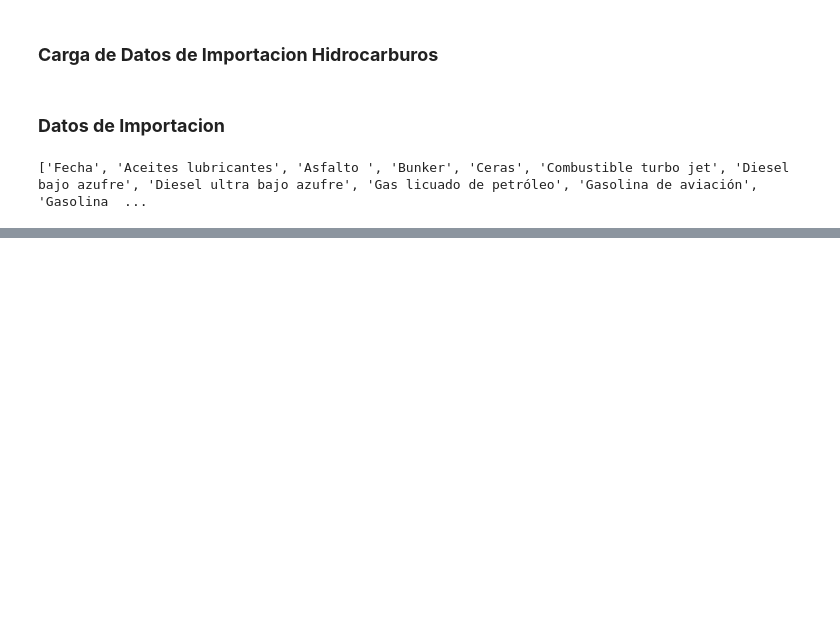
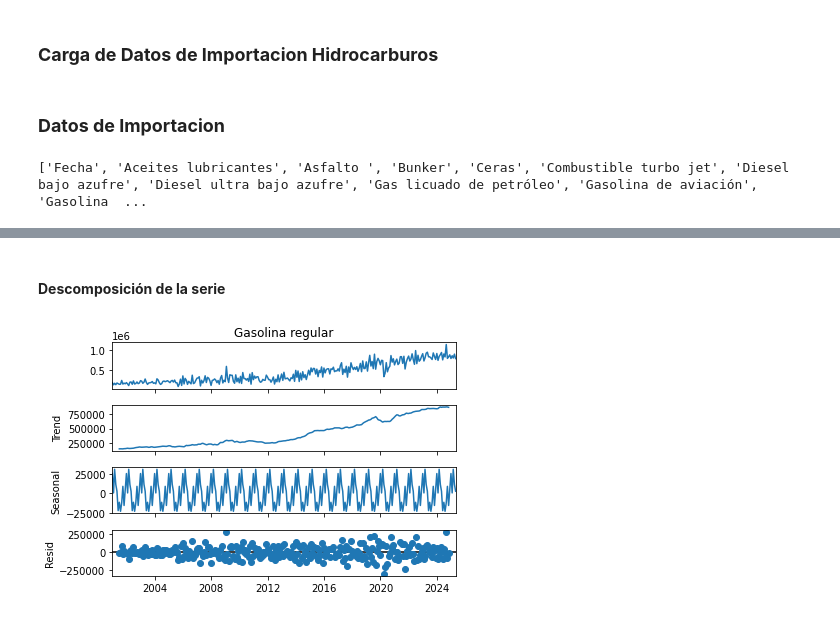
Before and after one commit to JPS4321/Lab1_SeriesDeTiempo, a Jupyter notebook: Series_Importacion.ipynb, the cells around one changed output, grey strips where cells are left out. Cells and saved outputs as stored; diff of their text form; code cells hidden in the pictures; blank space fills up the shorter version.

```diff
--- a/Series_Importacion.ipynb
+++ b/Series_Importacion.ipynb
@@ -34,0 +119,11 @@ df_comb = df_total[["Fecha"] + cols].dropna()
+# %% [markdown]
+#### **Descomposición de la serie**
+# %%
+from statsmodels.tsa.seasonal import seasonal_decompose
+
+descomposicion = seasonal_decompose(serie, model="additive", period=12)
+descomposicion.plot()
+plt.tight_layout()
+plt.show()
+# %% [output]
+[figure, added]
```
Also changed, not shown: parts of 43 cells of this notebook, 1 other file.
